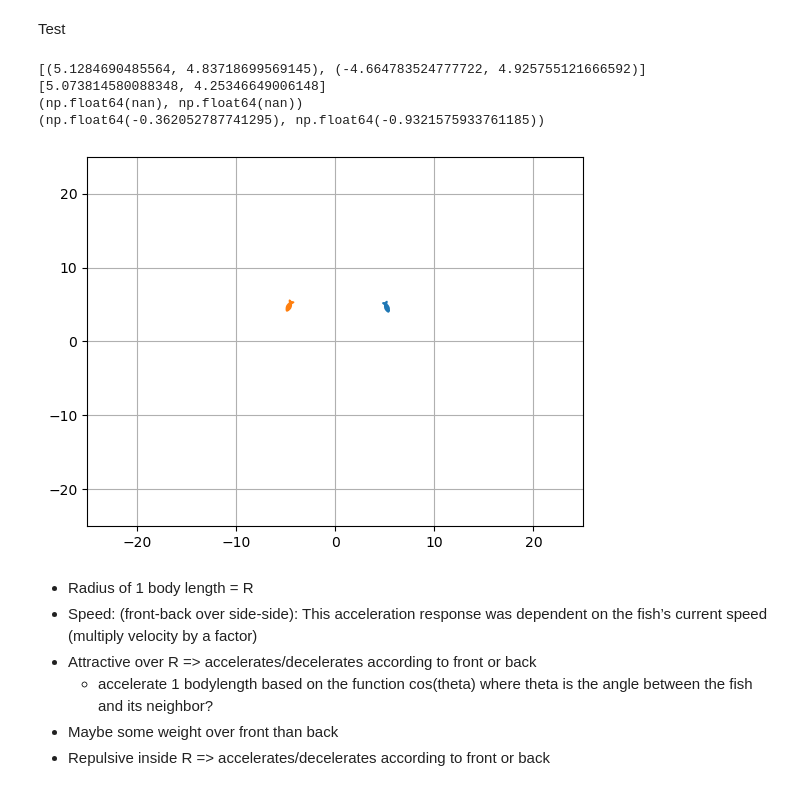
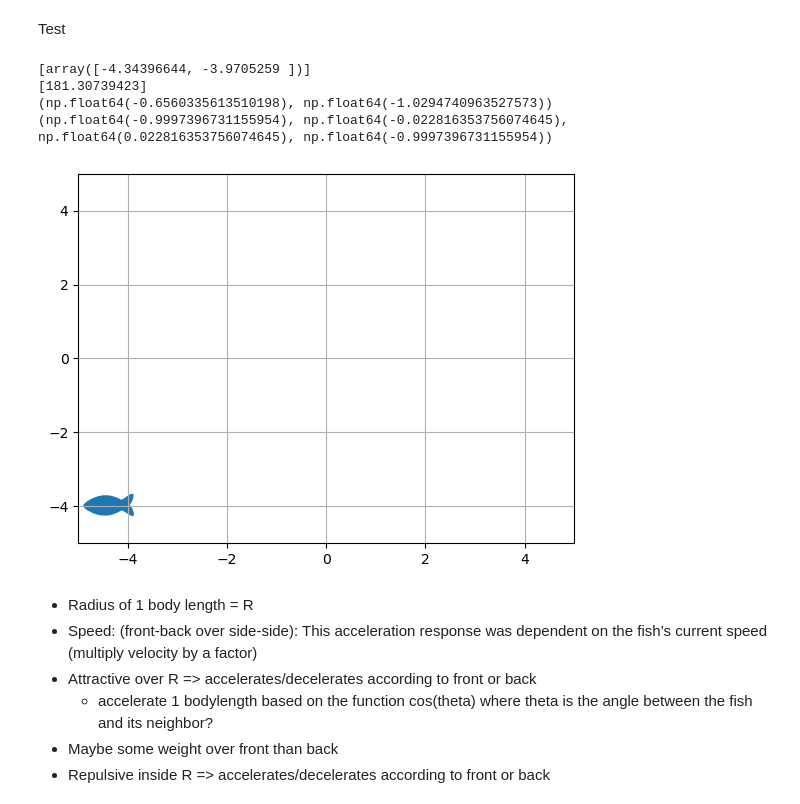
Before and after one commit to Bobomoto/PHYS250-Final-Project, a Jupyter notebook: Finalproject.ipynb, the cells around one changed output. Saved outputs shown, nothing was run; the diff lists cells and outputs as text; code cells hidden in the pictures.

```diff
--- a/Finalproject.ipynb
+++ b/Finalproject.ipynb
@@ -125,30 +135,38 @@ def findangletowall(myorientation, mycoord, arenasize):
 Test
 # %%
 #test
+poolsize = 10
+N = 1
+motcoords, radmotangles, motvelmag, motvel = initialize(N,poolsize/2)
+
 xcoords, ycoords = zip(*motcoords)
+
+degmotangles = np.rad2deg(radmotangles)
 
 fig, ax = plt.subplots()
 # scaling follows s = 160000/x^2 where x is the width of the coordinate
-for i in np.arange(N):
+for i in np.arange(len(motcoords)):
     rotfmarker = fmarker.transformed(mpl.transforms.Affine2D().rotate_deg(degmotangles[i]))
     ax.scatter(xcoords[i],ycoords[i], marker = rotfmarker, s = 160000/poolsize**2)
 
 ax.set_xlim(-poolsize/2,poolsize/2)
 ax.set_ylim(-poolsize/2,poolsize/2)
 ax.grid()
 plt.plot()
 
 print(motcoords)
-print(radmotangles)
+print(degmotangles)
 
 for i in np.arange(N):
-    print(findangletoneighbor(radmotangles[0], motcoords[0], motcoords[i]))
+    # print(findangletoneighbor(radmotangles[0], motcoords[0], motcoords[i]))
+    print(finddistancetonearestwall(motcoords[0], poolsize/2))
+    print(findangletowall(radmotangles[0],motcoords[0],poolsize/2))
 # %% [output]
-[(5.1284690485564, 4.83718699569145), (-4.664783524777722, 4.925755121666592)]
-[5.073814580088348, 4.25346649006148]
-(np.float64(nan), np.float64(nan))
-(np.float64(-0.362052787741295), np.float64(-0.9321575933761185))
+[array([-4.34396644, -3.9705259 ])]
+[181.30739423]
+(np.float64(-0.6560335613510198), np.float64(-1.0294740963527573))
+(np.float64(-0.9997396731155954), np.float64(-0.022816353756074645), np.float64(0.022816353756074645), np.float64(-0.9997396731155954))
-[figure, old version]
+[figure, new version]
 # %% [markdown]
 - Radius of 1 body length = R
 - Speed: (front-back over side-side): This acceleration response was dependent on the fish’s current speed (multiply velocity by a factor)
```
Also changed, not shown: parts of 6 cells of this notebook.
